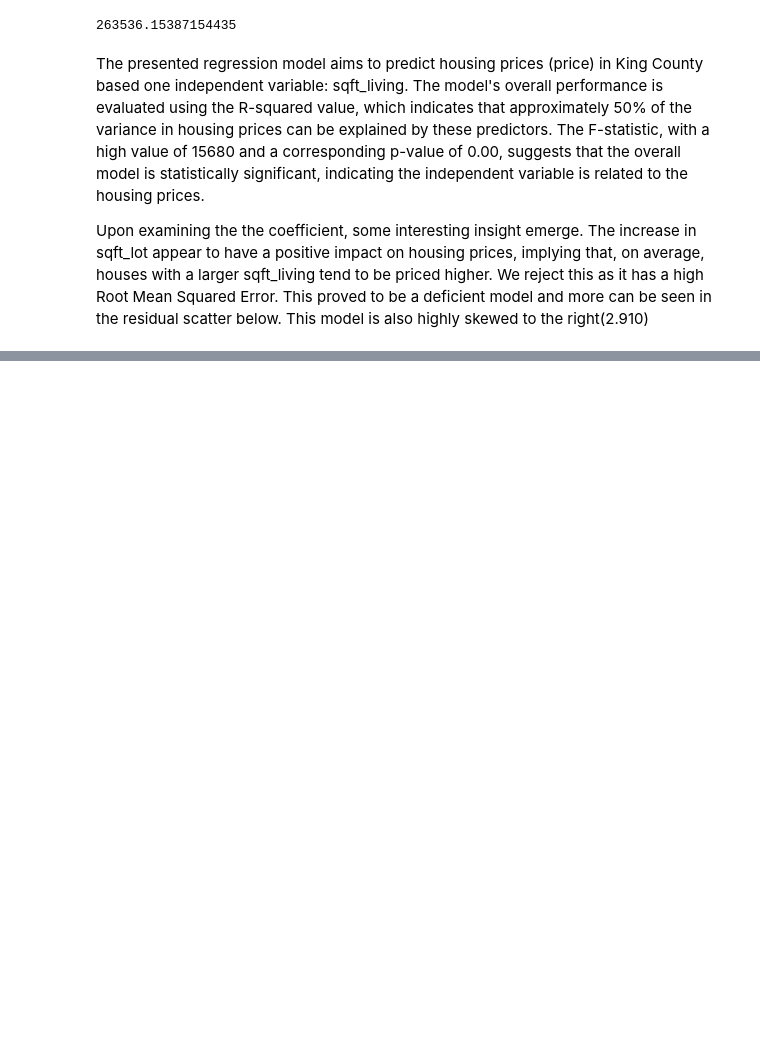
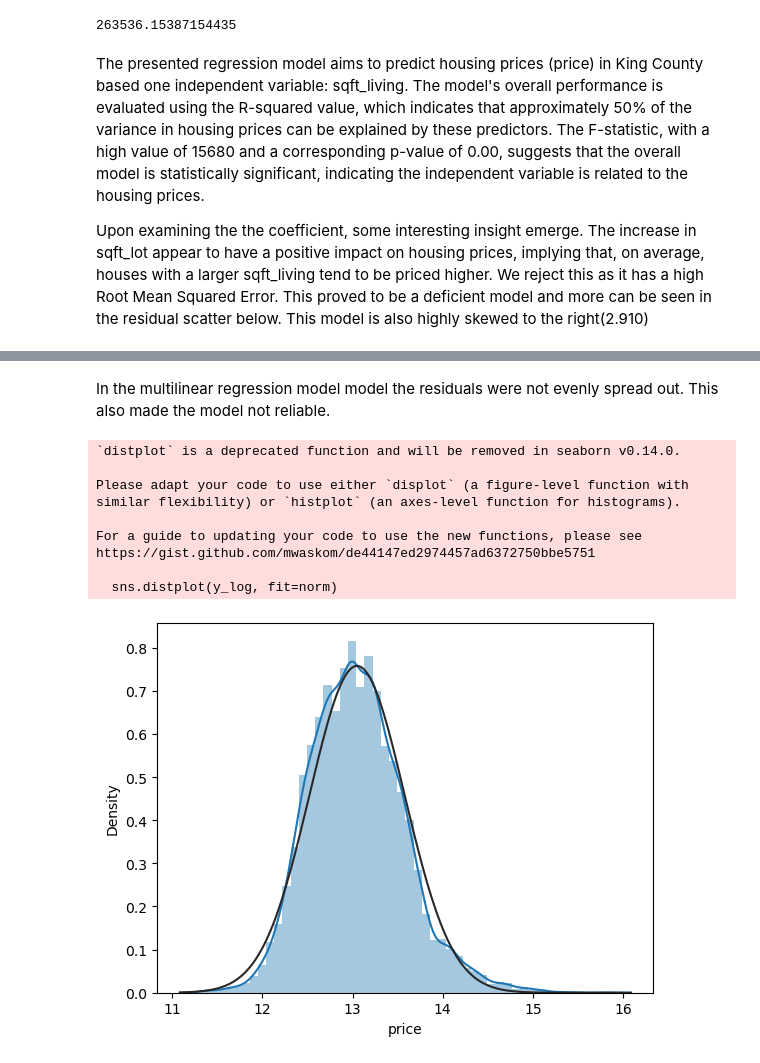
Before and after one commit to learn-co-curriculum/dsc-phase-2-project-v2-3, a Jupyter notebook: student.ipynb, the cells around one changed output, grey strips where cells are left out. Saved outputs shown, nothing was run; the diff lists cells and outputs as text; code cells hidden in the pictures; blank space fills up the shorter version.

```diff
--- a/student.ipynb
+++ b/student.ipynb
@@ -783,0 +831,18 @@ This model is also highly skewed to the right(2.910)
+# %% [markdown]
+In the multilinear regression model model the residuals were not evenly spread out. This also made the model not reliable.
+# %%
+#Due to skewness we decided to put a log transform
+y_log = np.log(hse_reg["price"])
+sns.distplot(y_log, fit=norm)
+plt.show()
+# %% [output]
+`distplot` is a deprecated function and will be removed in seaborn v0.14.0.
+
+Please adapt your code to use either `displot` (a figure-level function with
+similar flexibility) or `histplot` (an axes-level function for histograms).
+
+For a guide to updating your code to use the new functions, please see
+https://gist.github.com/mwaskom/de44147ed2974457ad6372750bbe5751
+
+  sns.distplot(y_log, fit=norm)
+[figure, added]
```
Also changed, not shown: parts of 21 cells of this notebook.
